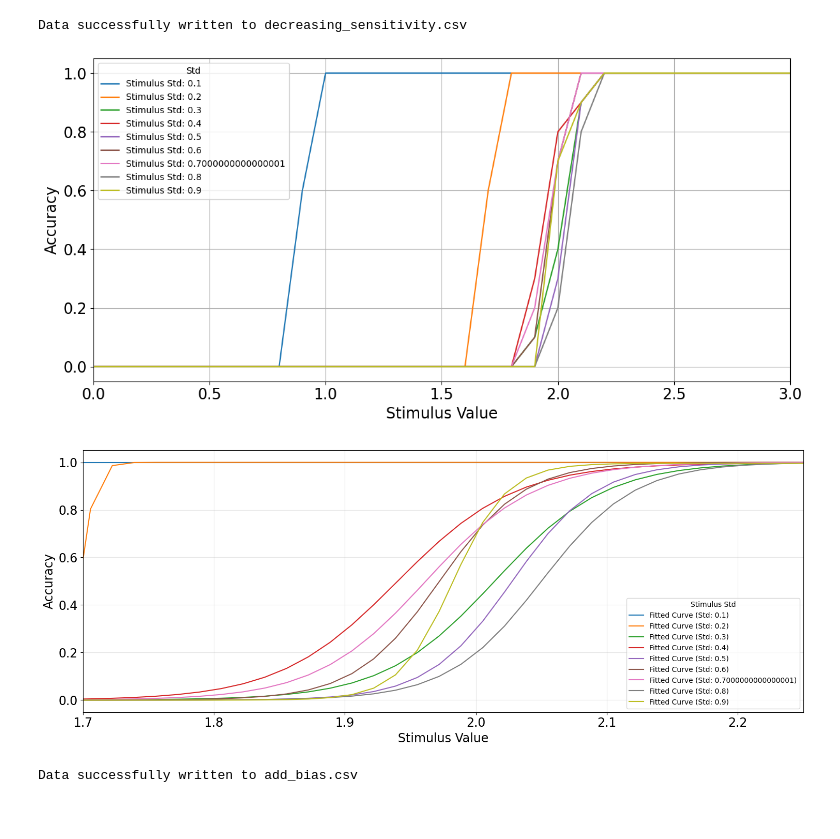
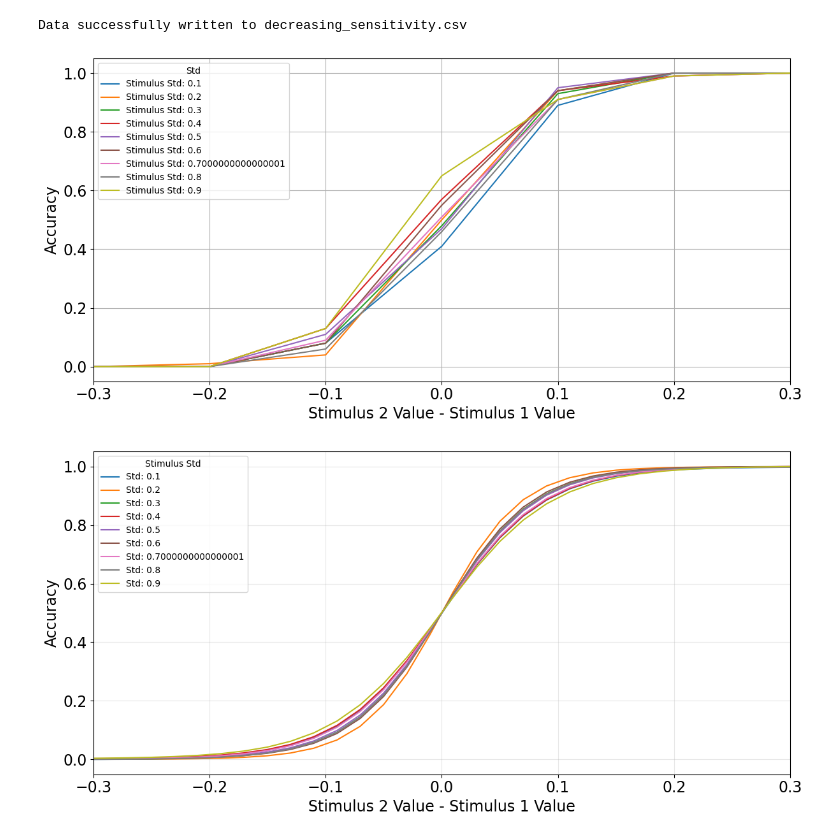
Before and after one commit to arghavanaslani/bayesian_modeling_project, a Jupyter notebook: analysis.ipynb, the cells around one changed output. Drawn from its saved outputs; the diff is of its cells as text; code cells hidden in the pictures.

```diff
--- a/analysis.ipynb
+++ b/analysis.ipynb
@@ -94,71 +172,75 @@ decreasing_sensitivity_result.to_csv('decreasing_sensitivity_result.csv')
 # %%
+# Calculate Stimulus Difference ('Stimulus 2 Value' - 'Stimulus 1 Value') and include it in the accuracy data frame
 accuracy_df = (
     decreasing_sensitivity_result
-    .groupby(['Stimulus 2 Std', 'Stimulus 2 Value'])['Comparison Result']
-    .apply(lambda x:1- x.sum() / len(x))
+    .assign(Stimulus_Diff=lambda df: df['Stimulus 2 Value'] - df['Stimulus 1 Value'])  # Compute the difference
+    .groupby(['Stimulus 2 Std', 'Stimulus_Diff'])['Comparison Result']
+    .apply(lambda x: 1 - x.sum() / len(x))
     .reset_index()
     .rename(columns={'Comparison Result': 'Accuracy'})
 )
 
 plt.figure(figsize=(12, 6))
 
+# Plot using the calculated 'Stimulus_Diff' as x-axis
 for stimulus_std, grouped_df in accuracy_df.groupby('Stimulus 2 Std'):
     plt.plot(
-        grouped_df['Stimulus 2 Value'],
+        grouped_df['Stimulus_Diff'],  # Use Stimulus Difference here
         grouped_df['Accuracy'],
-        marker= None,
+        marker=None,
         label=f"Stimulus Std: {stimulus_std}",
         linestyle='-'
     )
 
-plt.xlabel("Stimulus Value", fontsize = 17)
-plt.ylabel("Accuracy", fontsize = 17)
-plt.xticks(fontsize = 17)
-plt.yticks(fontsize = 17)
+# Update x-label to indicate the new x-axis
+plt.xlabel("Stimulus 2 Value - Stimulus 1 Value", fontsize=17)
+plt.ylabel("Accuracy", fontsize=17)
+plt.xticks(fontsize=17)
+plt.yticks(fontsize=17)
 plt.legend(title="Std")
 plt.grid(True)
 plt.tight_layout()
-plt.xlim([0,3])
+plt.xlim([-0.3, 0.3])
 
 plt.show()
 # %% [output]
-[figure, old version]
+[figure, new version]
 # %%
 def sigmoid(x, a, b, c, d):
     """
     General sigmoid function:
     y = a / (1 + exp(-c * (x - d))) + b
     """
     return a / (1.0 + np.exp(-c * (x - d))) + b
 
-plt.figure(figsize=(15, 6))
+plt.figure(figsize=(12, 6))
 
 for stimulus_std, grouped_df in accuracy_df.groupby('Stimulus 2 Std'):
-    x_data = grouped_df['Stimulus 2 Value'].values
+    x_data = grouped_df['Stimulus_Diff'].values  # Use 'Stimulus_Diff' instead of 'Stimulus 2 Value'
     y_data = grouped_df['Accuracy'].values
 
     initial_guess = [1.0, 0.0, 10.0, np.median(x_data)]  # Adjust growth rate 'c' for steep curves
     popt, _ = curve_fit(sigmoid, x_data, y_data, p0=initial_guess, maxfev=10000)
 
     x_smooth = np.linspace(min(x_data), max(x_data), 500)  # Increased to 500 points for smoothness
 
     y_smooth = sigmoid(x_smooth, *popt)
 
     plt.plot(
         x_smooth, y_smooth,
         linestyle='-',  # Line style for fitted sigmoid curve
-        label=f"Fitted Curve (Std: {stimulus_std})"
+        label=f"Std: {stimulus_std}"
     )
 
-plt.xlabel("Stimulus Value", fontsize=17)
+plt.xlabel("Stimulus 2 Value - Stimulus 1 Value", fontsize=17)  # Reflect new axis meaning
 plt.ylabel("Accuracy", fontsize=17)
 plt.xticks(fontsize=17)
 plt.yticks(fontsize=17)
 plt.legend(title="Stimulus Std", fontsize=10)
 plt.grid(True, alpha=0.3)  # Slight transparency for gridlines
 plt.tight_layout()
-plt.xlim([1.7, 2.25])  # Adjust x-axis limits to your required range
+plt.xlim([-0.3, 0.3])  # Adjust x-axis limits based on your data range
 
 plt.show()
 # %% [output]
-[figure, old version]
+[figure, new version]
@@ -190,13 +246,0 @@ def generate_data_csv(min_stimulus, max_stimulus, step, n_trial, s_ref, s_ref_st
-# %%
-experiment_name = "add_bias"
-generate_data_csv(
-    min_stimulus = -3.7,
-    max_stimulus = 4.6,
-    step = 0.1,
-    n_trial = 10,
-    s_ref = 2,
-    s_ref_std = 0.5,
-    experiment_name=experiment_name
-)
-# %% [output]
-Data successfully written to add_bias.csv
```
Also changed, not shown: parts of 20 cells of this notebook, 5 other files.
